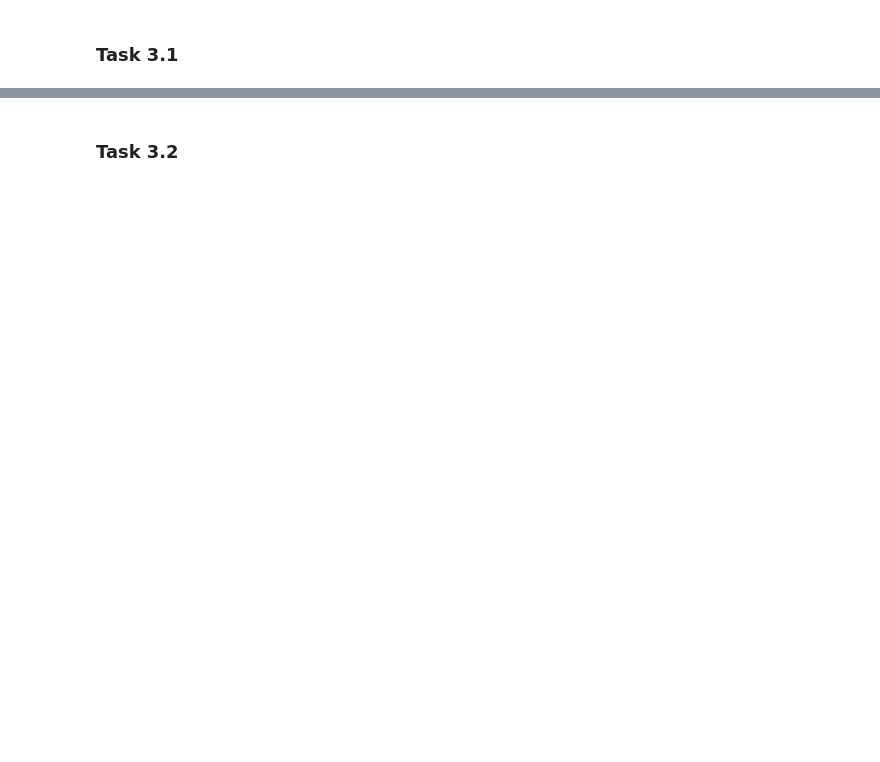
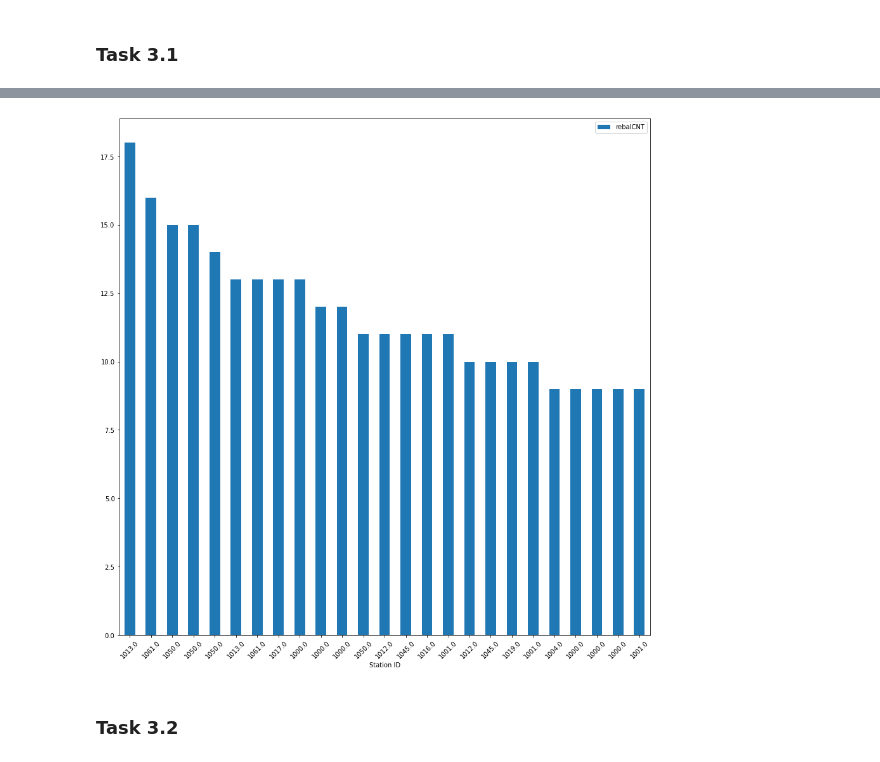
Before and after one commit to paige080298/DataScience_AdvancedTasks, a Jupyter notebook: bikeviz.ipynb, the cells around one changed output, grey strips where cells are left out. Cells and saved outputs as stored; diff of their text form; code cells hidden in the pictures; blank space fills up the shorter version.

```diff
--- a/bikeviz.ipynb
+++ b/bikeviz.ipynb
@@ -88,0 +845,3 @@ In this task you will create graphs to show the rebalancing issue.
+# %%
+filter_month = str(filter_month)
+filter_month
@@ -88,0 +850,3 @@ In this task you will create graphs to show the rebalancing issue.
+# %%
+filtered_rebal = data[data.Starttime_month == filter_month]
+filtered_rebal
@@ -89,2 +867,9 @@ In this task you will create graphs to show the rebalancing issue.
+# %%
+filtered_rebal = filtered_rebal.sort_values(by = "rebalCNT", ascending = False).head(25)
+# %%
+task_3_1 = pd.DataFrame({'Station ID':filtered_rebal['Station id'], 'rebalCNT':filtered_rebal['rebalCNT']})
+cx = task_3_1.plot.bar(x='Station ID', y='rebalCNT', rot=45, figsize=(15,15))
+# %% [output]
+[figure, added]
 # %% [markdown]
 ### Task 3.2
```
Also changed, not shown: parts of 105 cells of this notebook.
